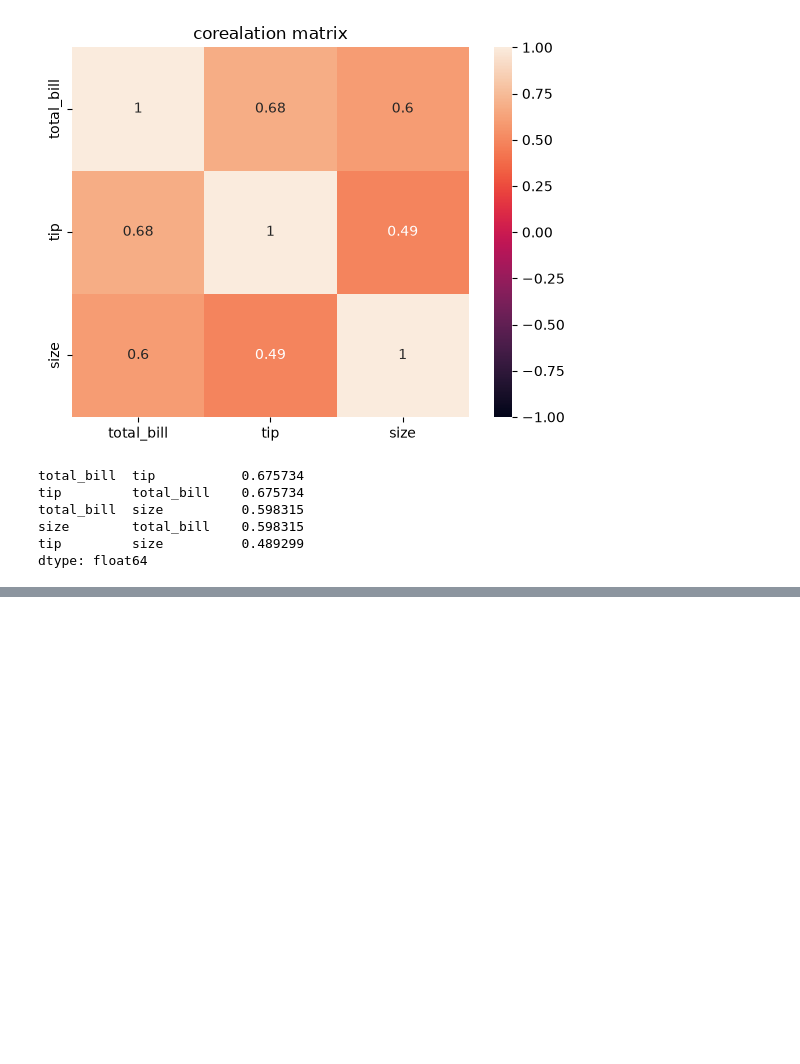
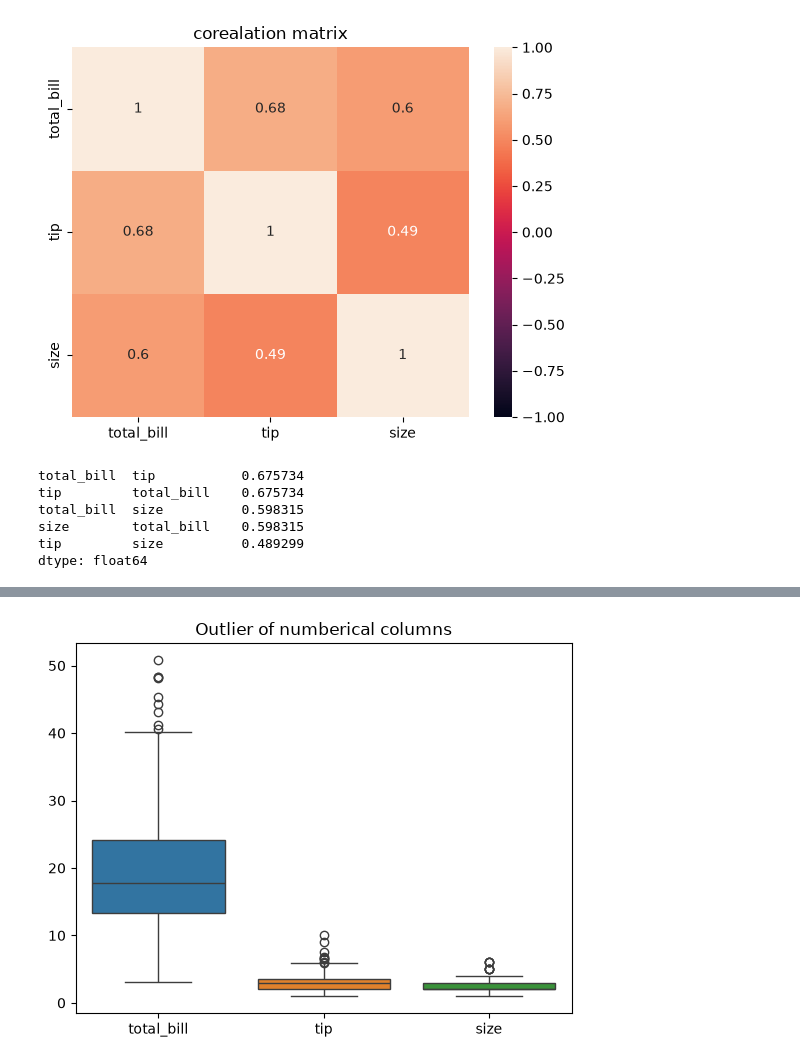
Before and after one commit to Aarati123456/python-data-science, a Jupyter notebook: pandas.ipynb, the cells around one changed output, grey strips where cells are left out. Saved outputs shown, nothing was run; the diff lists cells and outputs as text; code cells hidden in the pictures; blank space fills up the shorter version.

```diff
--- a/pandas.ipynb
+++ b/pandas.ipynb
@@ -518,0 +524,6 @@ dtype: float64
+# %%
+sns.boxplot(data=df)
+plt.title("Outlier of numberical columns")
+plt.show()
+# %% [output]
+[figure, added]
```
Also changed, not shown: parts of 2 cells of this notebook, 3 other files.
